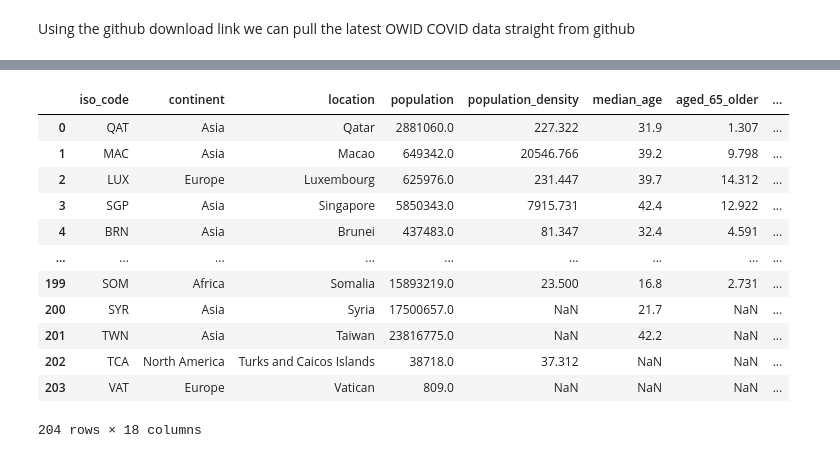
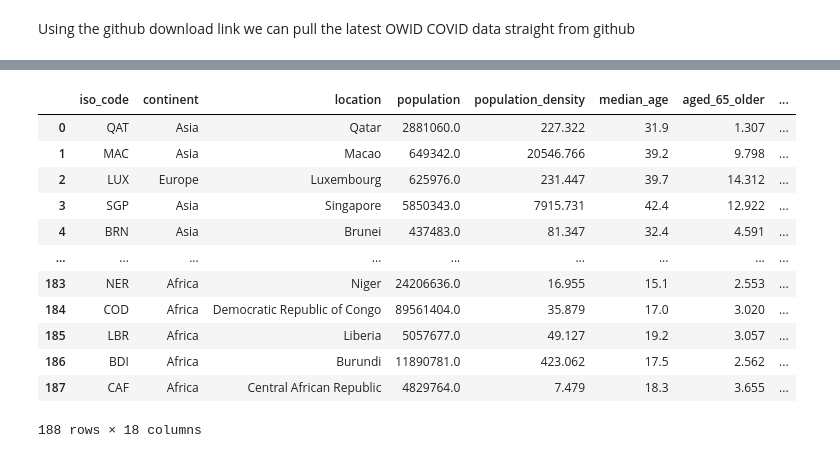
Before and after one commit to JakeCarbone/covid-tracker, a Jupyter notebook: data handler.ipynb, the cells around one changed output, grey strips where cells are left out. Drawn from its saved outputs; the diff is of its cells as text; code cells hidden in the pictures.

Commit message:
Cleaned data for dv

```diff
--- a/data handler.ipynb
+++ b/data handler.ipynb
@@ -31,0 +57,7 @@ def get_length(string):
+# %%
+def interpret_date(value):
+    year, month, day = value.split('-')
+
+    return datetime.datetime(int(year), int(month), int(day))
+# %%
+df['date'] = df['date'].apply(interpret_date)
@@ -32,5 +66,7 @@ def get_length(string):
+# %%
+country_iso_3_codes = list(country_codes['Alpha-3 code'])
 # %%
-country_df = df[df['iso_code'].apply(get_length) == 3]
+country_df = df[df['iso_code'].isin(country_iso_3_codes)]
 # %%
 country_df
 # %% [output]
@@ -67,20 +103,20 @@ country_data_header = ['iso_code',
  'life_expectancy',
  'human_development_index']
 # %%
-country_data = country_df.drop_duplicates(subset = 'location')[country_data_header].sort_values('gdp_per_capita', ascending=False).reset_index(drop=True)
+country_data = country_df.drop_duplicates(subset = 'location')[country_data_header].sort_values('gdp_per_capita', ascending=False).reset_index(drop=True).dropna(subset=['gdp_per_capita'])
 
 country_data
 # %% [output]
 |  | iso_code | continent | location | population | population_density | median_age | aged_65_older | ... |
 | 0 | QAT | Asia | Qatar | 2881060.0 | 227.322 | 31.9 | 1.307 | ... |
 | 1 | MAC | Asia | Macao | 649342.0 | 20546.766 | 39.2 | 9.798 | ... |
 | 2 | LUX | Europe | Luxembourg | 625976.0 | 231.447 | 39.7 | 14.312 | ... |
 | 3 | SGP | Asia | Singapore | 5850343.0 | 7915.731 | 42.4 | 12.922 | ... |
 | 4 | BRN | Asia | Brunei | 437483.0 | 81.347 | 32.4 | 4.591 | ... |
 | ... | ... | ... | ... | ... | ... | ... | ... | ... |
-| 199 | SOM | Africa | Somalia | 15893219.0 | 23.500 | 16.8 | 2.731 | ... |
-| 200 | SYR | Asia | Syria | 17500657.0 | NaN | 21.7 | NaN | ... |
-| 201 | TWN | Asia | Taiwan | 23816775.0 | NaN | 42.2 | NaN | ... |
-| 202 | TCA | North America | Turks and Caicos Islands | 38718.0 | 37.312 | NaN | NaN | ... |
-| 203 | VAT | Europe | Vatican | 809.0 | NaN | NaN | NaN | ... |
+| 183 | NER | Africa | Niger | 24206636.0 | 16.955 | 15.1 | 2.553 | ... |
+| 184 | COD | Africa | Democratic Republic of Congo | 89561404.0 | 35.879 | 17.0 | 3.020 | ... |
+| 185 | LBR | Africa | Liberia | 5057677.0 | 49.127 | 19.2 | 3.057 | ... |
+| 186 | BDI | Africa | Burundi | 11890781.0 | 423.062 | 17.5 | 2.562 | ... |
+| 187 | CAF | Africa | Central African Republic | 4829764.0 | 7.479 | 18.3 | 3.655 | ... |
-204 rows × 18 columns
+188 rows × 18 columns
```
Also changed, not shown: parts of 30 cells of this notebook, 5 other files.
